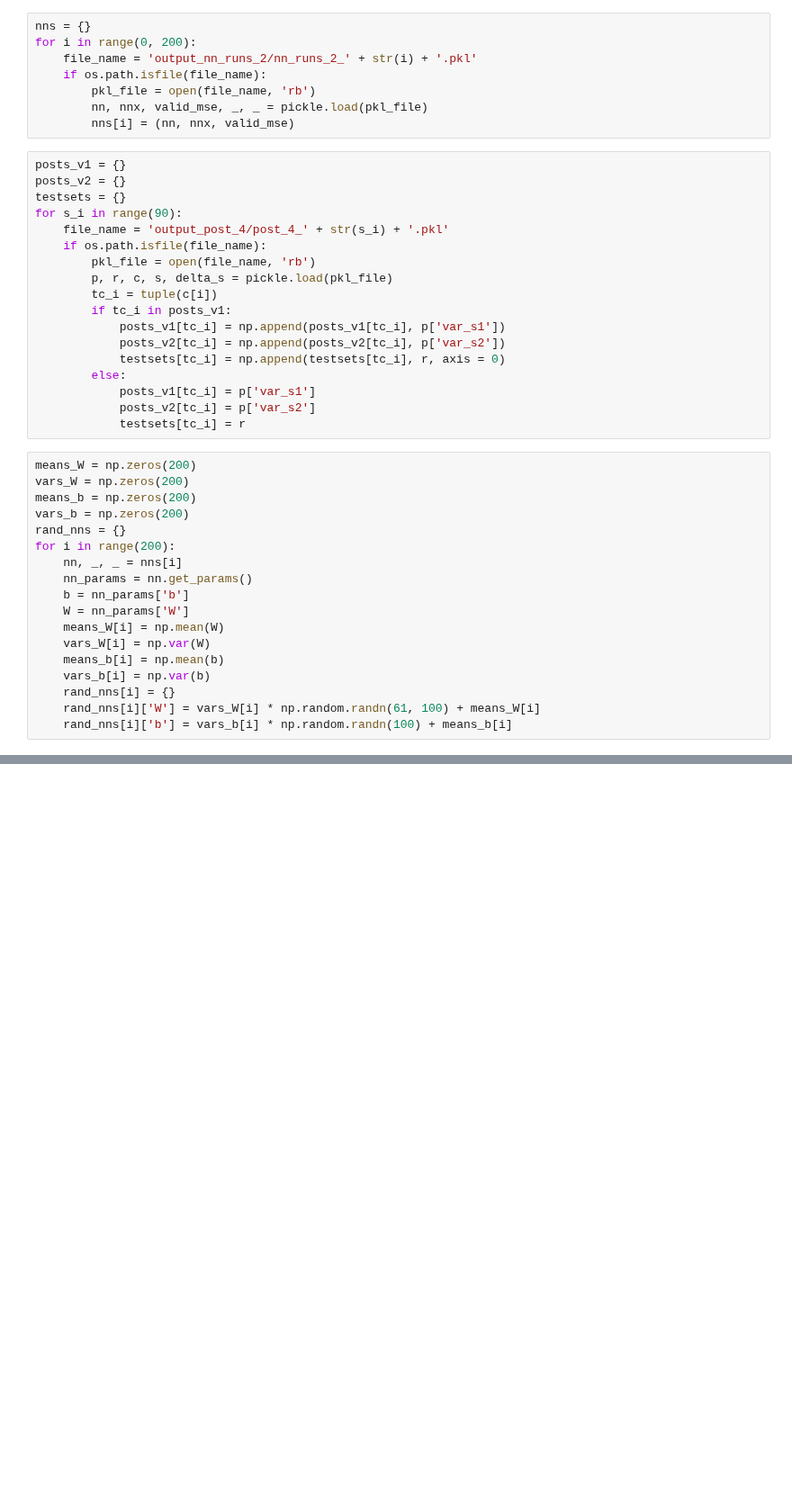
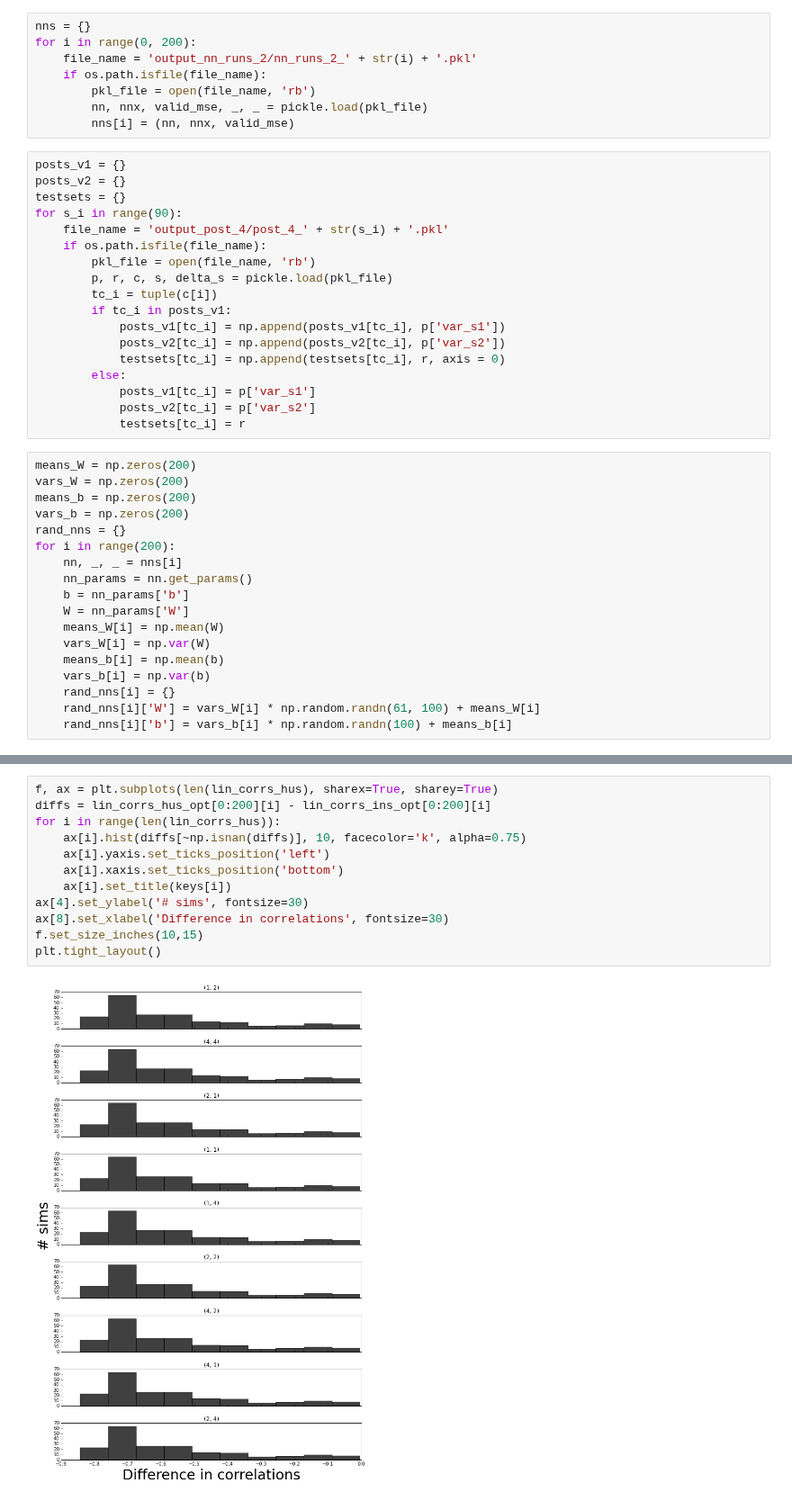
Before and after one commit to NYUMaLab/Divisive_Normalization_Project, a Jupyter notebook: Code/Demixing/Random Networks.ipynb, the cells around one changed output, grey strips where cells are left out. Shown at 90% size. Cells and saved outputs as stored; diff of their text form; blank space fills up the shorter version.

```diff
--- a/Code/Demixing/Random Networks.ipynb
+++ b/Code/Demixing/Random Networks.ipynb
@@ -196 +197,15 @@ plt.tight_layout()
+# %%
+f, ax = plt.subplots(len(lin_corrs_hus), sharex=True, sharey=True)
+diffs = lin_corrs_hus_opt[0:200][i] - lin_corrs_ins_opt[0:200][i]
+for i in range(len(lin_corrs_hus)):
+    ax[i].hist(diffs[~np.isnan(diffs)], 10, facecolor='k', alpha=0.75)
+    ax[i].yaxis.set_ticks_position('left')
+    ax[i].xaxis.set_ticks_position('bottom')
+    ax[i].set_title(keys[i])
+ax[4].set_ylabel('# sims', fontsize=30)
+ax[8].set_xlabel('Difference in correlations', fontsize=30)
+f.set_size_inches(10,15)
+plt.tight_layout()
+# %% [output]
+[figure, added]
 # %%
```
Also changed, not shown: parts of 6 cells of this notebook, 2 other files.
